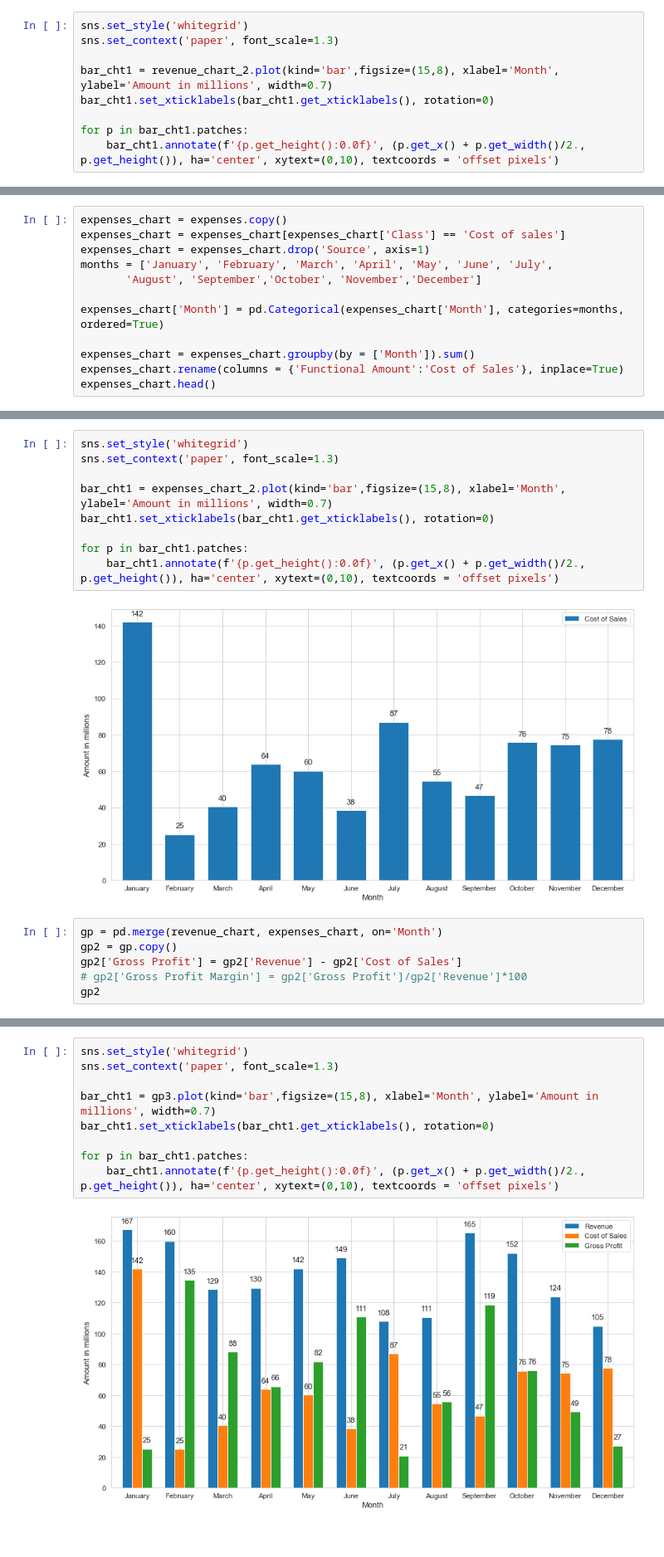
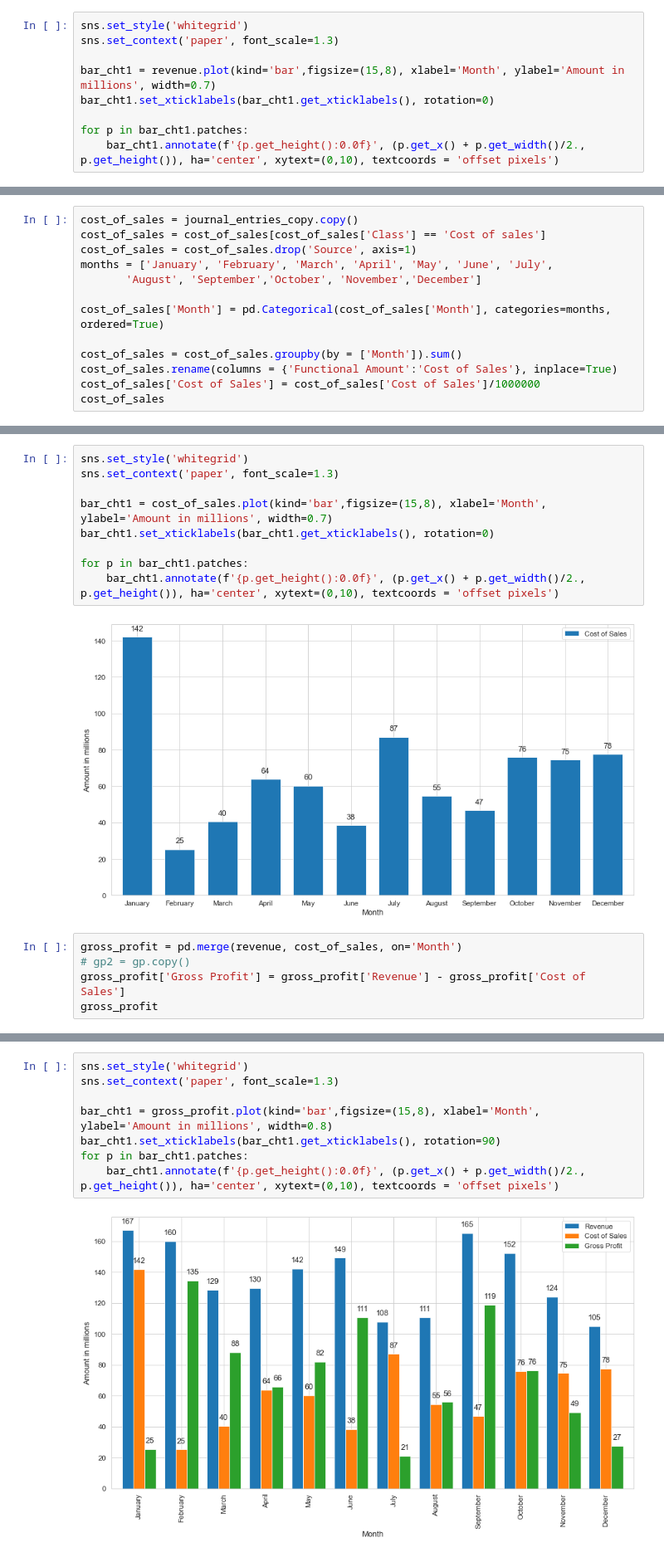
Before and after one commit to nkwachiabel/gross-profit-analysis, a Jupyter notebook: Gross profit analysis.ipynb, the cells around one changed output, grey strips where cells are left out. Shown at 83% size. Cells and saved outputs as stored; diff of their text form.

```diff
--- a/Gross profit analysis.ipynb
+++ b/Gross profit analysis.ipynb
@@ -90,7 +77,7 @@ revenue_chart_2
 sns.set_style('whitegrid')
 sns.set_context('paper', font_scale=1.3)
 
-bar_cht1 = revenue_chart_2.plot(kind='bar',figsize=(15,8), xlabel='Month', ylabel='Amount in millions', width=0.7)
+bar_cht1 = revenue.plot(kind='bar',figsize=(15,8), xlabel='Month', ylabel='Amount in millions', width=0.7)
 bar_cht1.set_xticklabels(bar_cht1.get_xticklabels(), rotation=0)
 
 for p in bar_cht1.patches:
@@ -98,17 +85,18 @@ for p in bar_cht1.patches:
 # %% [output]
 [figure]
 # %%
-expenses_chart = expenses.copy()
-expenses_chart = expenses_chart[expenses_chart['Class'] == 'Cost of sales']
-expenses_chart = expenses_chart.drop('Source', axis=1)
+cost_of_sales = journal_entries_copy.copy()
+cost_of_sales = cost_of_sales[cost_of_sales['Class'] == 'Cost of sales']
+cost_of_sales = cost_of_sales.drop('Source', axis=1)
 months = ['January', 'February', 'March', 'April', 'May', 'June', 'July',
        'August', 'September','October', 'November','December']
 
-expenses_chart['Month'] = pd.Categorical(expenses_chart['Month'], categories=months, ordered=True)
+cost_of_sales['Month'] = pd.Categorical(cost_of_sales['Month'], categories=months, ordered=True)
 
-expenses_chart = expenses_chart.groupby(by = ['Month']).sum()
-expenses_chart.rename(columns = {'Functional Amount':'Cost of Sales'}, inplace=True)
-expenses_chart.head()
+cost_of_sales = cost_of_sales.groupby(by = ['Month']).sum()
+cost_of_sales.rename(columns = {'Functional Amount':'Cost of Sales'}, inplace=True)
+cost_of_sales['Cost of Sales'] = cost_of_sales['Cost of Sales']/1000000
+cost_of_sales
 # %% [output]
 |  | Cost of Sales |
 | Month |  |
@@ -140,7 +116,7 @@ expenses_chart_2
 sns.set_style('whitegrid')
 sns.set_context('paper', font_scale=1.3)
 
-bar_cht1 = expenses_chart_2.plot(kind='bar',figsize=(15,8), xlabel='Month', ylabel='Amount in millions', width=0.7)
+bar_cht1 = cost_of_sales.plot(kind='bar',figsize=(15,8), xlabel='Month', ylabel='Amount in millions', width=0.7)
 bar_cht1.set_xticklabels(bar_cht1.get_xticklabels(), rotation=0)
 
 for p in bar_cht1.patches:
@@ -148,11 +124,10 @@ for p in bar_cht1.patches:
 # %% [output]
 [figure]
 # %%
-gp = pd.merge(revenue_chart, expenses_chart, on='Month')
-gp2 = gp.copy()
-gp2['Gross Profit'] = gp2['Revenue'] - gp2['Cost of Sales']
-# gp2['Gross Profit Margin'] = gp2['Gross Profit']/gp2['Revenue']*100
-gp2
+gross_profit = pd.merge(revenue, cost_of_sales, on='Month')
+# gp2 = gp.copy()
+gross_profit['Gross Profit'] = gross_profit['Revenue'] - gross_profit['Cost of Sales']
+gross_profit
 # %% [output]
 |  | Revenue | Cost of Sales | Gross Profit |
 | Month |  |  |  |
@@ -192,11 +146,10 @@ gp3
 # %%
 sns.set_style('whitegrid')
 sns.set_context('paper', font_scale=1.3)
 
-bar_cht1 = gp3.plot(kind='bar',figsize=(15,8), xlabel='Month', ylabel='Amount in millions', width=0.7)
-bar_cht1.set_xticklabels(bar_cht1.get_xticklabels(), rotation=0)
-
+bar_cht1 = gross_profit.plot(kind='bar',figsize=(15,8), xlabel='Month', ylabel='Amount in millions', width=0.8)
+bar_cht1.set_xticklabels(bar_cht1.get_xticklabels(), rotation=90)
 for p in bar_cht1.patches:
     bar_cht1.annotate(f'{p.get_height():0.0f}', (p.get_x() + p.get_width()/2., p.get_height()), ha='center', xytext=(0,10), textcoords = 'offset pixels')
 # %% [output]
-[figure, old version]
+[figure, new version]
```
Also changed, not shown: parts of 10 cells of this notebook.
